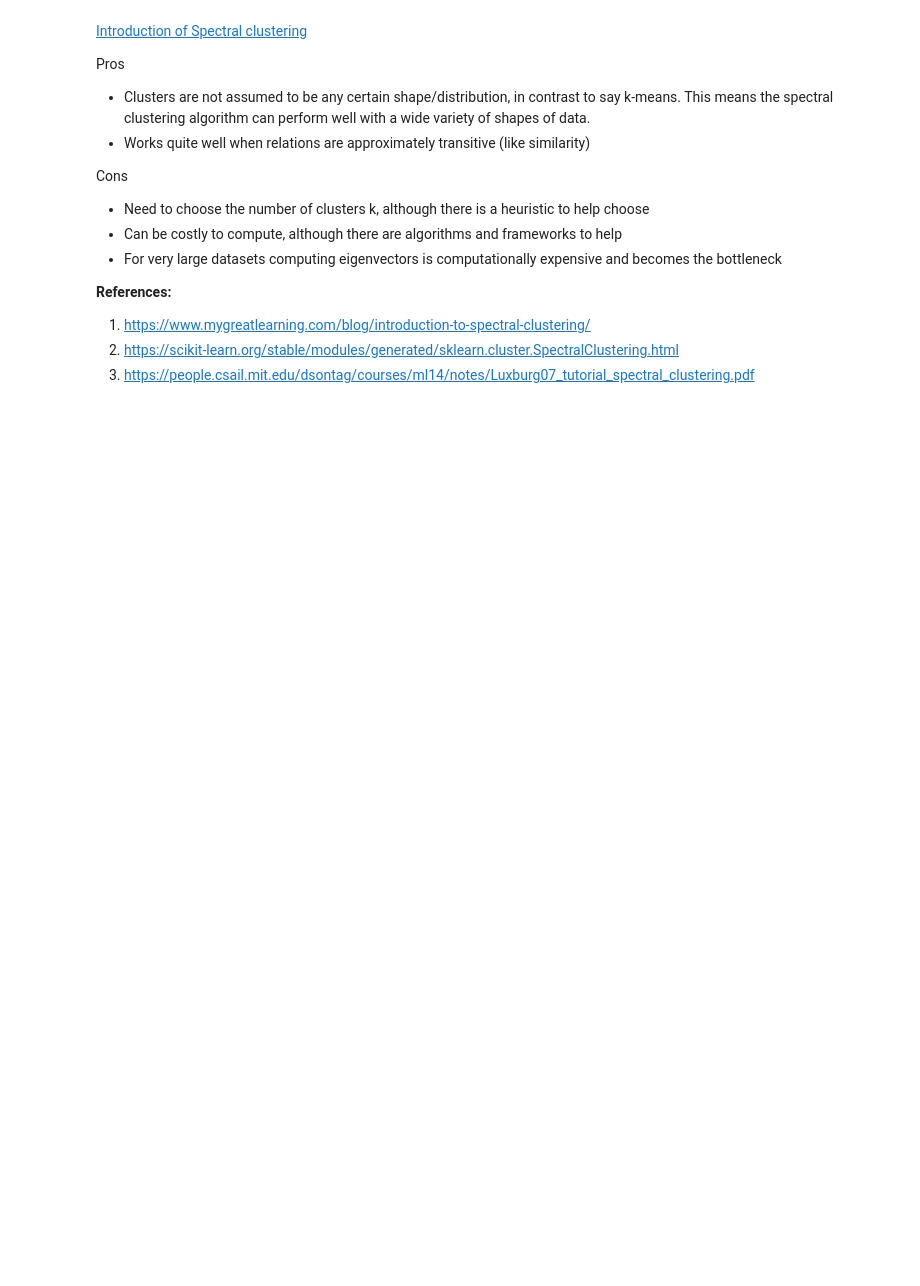
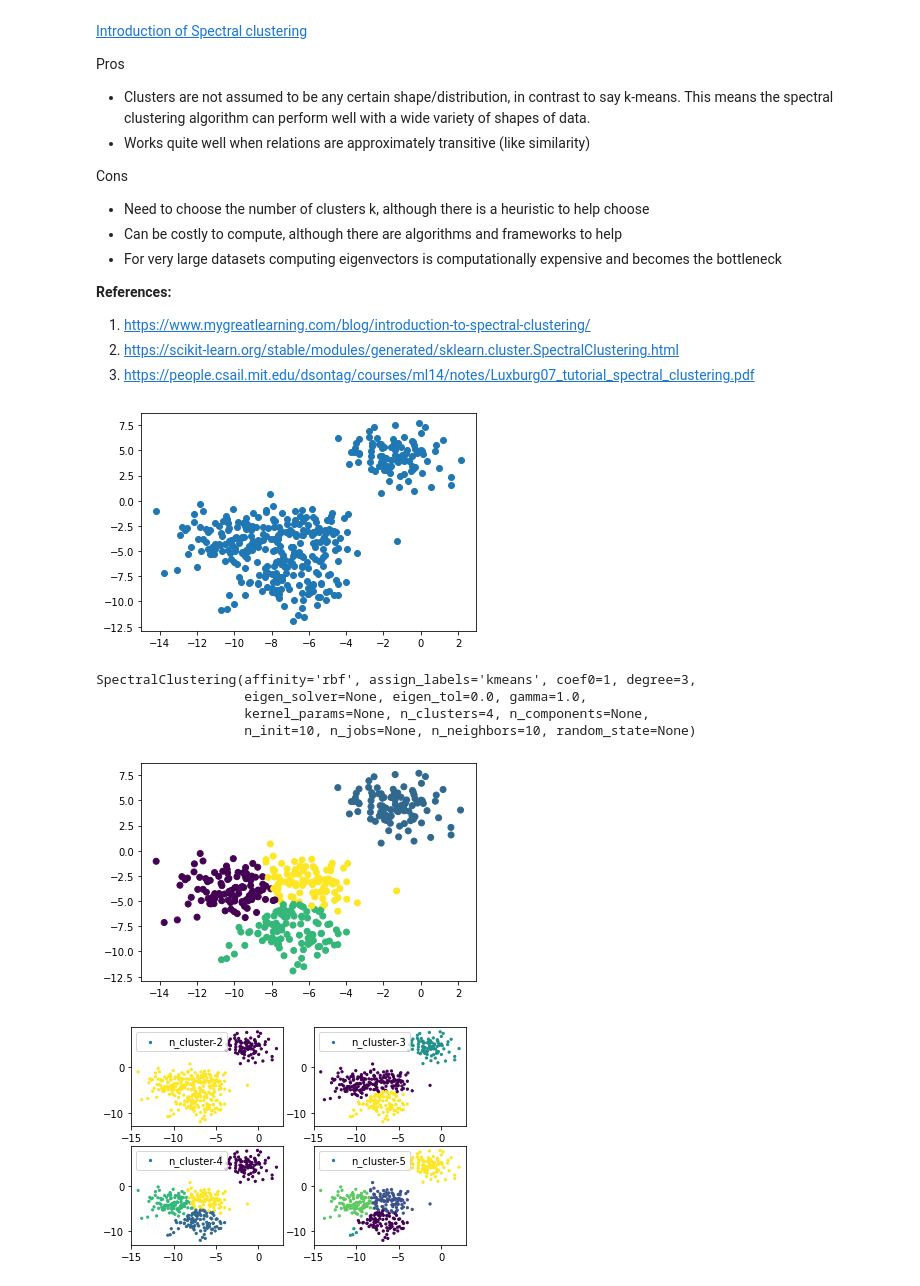
Before and after one commit to iotanalytics/SensorAITutorial, a Jupyter notebook: code/regression_and_characterization/spectral_clustering.ipynb, the cells around one changed output. Cells and saved outputs as stored; diff of their text form; code cells hidden in the pictures; blank space fills up the shorter version.

Commit message:
spectral_clustering_update

```diff
--- a/code/regression_and_characterization/spectral_clustering.ipynb
+++ b/code/regression_and_characterization/spectral_clustering.ipynb
@@ -22,3 +22,38 @@ Cons
 1.   https://www.mygreatlearning.com/blog/introduction-to-spectral-clustering/
 2.   https://scikit-learn.org/stable/modules/generated/sklearn.cluster.SpectralClustering.html
 3.   https://people.csail.mit.edu/dsontag/courses/ml14/notes/Luxburg07_tutorial_spectral_clustering.pdf
+# %%
+from sklearn.cluster import SpectralClustering
+from sklearn.datasets import make_blobs
+import matplotlib.pyplot as plt
+from numpy import random
+
+random.seed(1)
+x, _ = make_blobs(n_samples=400, centers=4, cluster_std=1.5)
+plt.scatter(x[:,0], x[:,1])
+plt.show()
+
+sc = SpectralClustering(n_clusters=4).fit(x)
+print(sc)
+
+labels = sc.labels_
+plt.scatter(x[:,0], x[:,1], c=labels)
+plt.show()
+
+f = plt.figure()
+f.add_subplot(2, 2, 1)
+for i in range(2, 6):
+ sc = SpectralClustering(n_clusters=i).fit(x)
+ f.add_subplot(2, 2, i-1)
+ plt.scatter(x[:,0], x[:,1], s=5, c=sc.labels_, label="n_cluster-"+str(i))
+ plt.legend()
+
+plt.show()
+# %% [output]
+[figure, added]
+SpectralClustering(affinity='rbf', assign_labels='kmeans', coef0=1, degree=3,
+                   eigen_solver=None, eigen_tol=0.0, gamma=1.0,
+                   kernel_params=None, n_clusters=4, n_components=None,
+                   n_init=10, n_jobs=None, n_neighbors=10, random_state=None)
+[figure, added]
+[figure, added]
```
